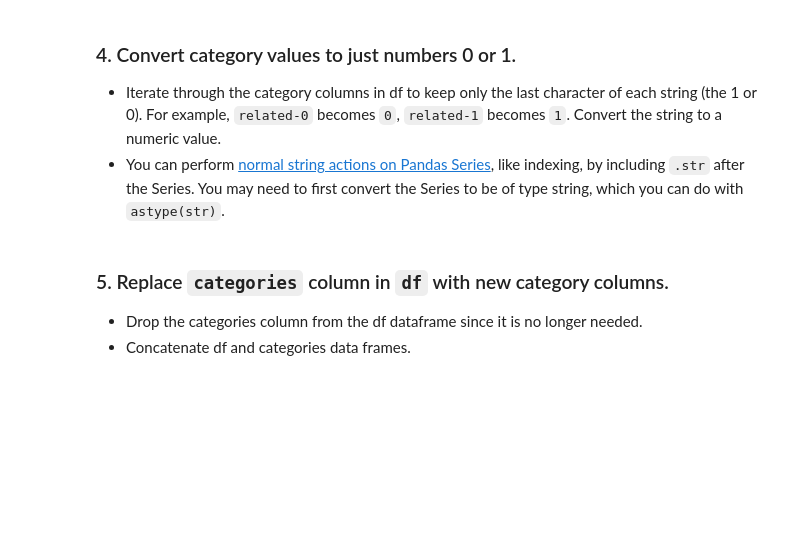
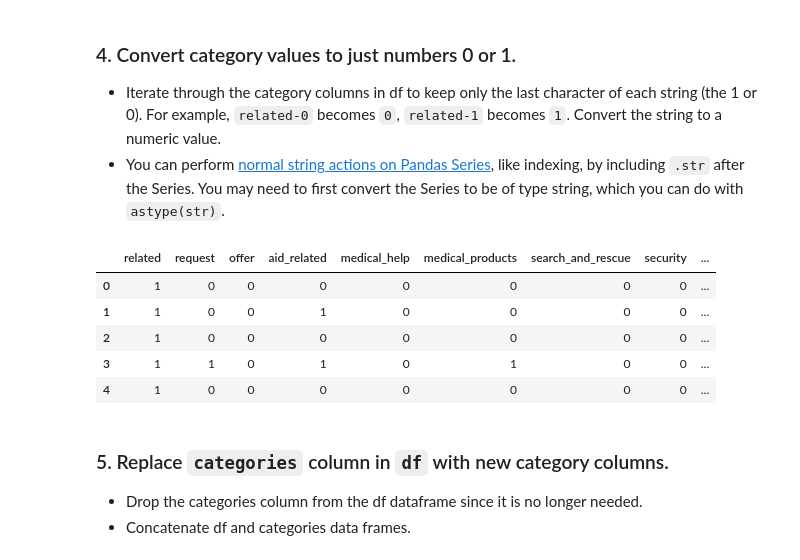
Before and after one commit to kylezeeuwen/ds-disaster-response-pipeline, a Jupyter notebook: notebook/ETL Pipeline Preparation.ipynb, the cells around one changed output. Drawn from its saved outputs; the diff is of its cells as text; code cells hidden in the pictures; blank space fills up the shorter version.

```diff
--- a/notebook/ETL Pipeline Preparation.ipynb
+++ b/notebook/ETL Pipeline Preparation.ipynb
@@ -14,4 +38,4 @@ messages.head()
 # %%
 # load categories dataset
-categories =
-categories.head()
+categories_raw = pd.read_csv('./categories.csv')
+categories_raw.head()
@@ -25,0 +53,4 @@ df.head()
+# %%
+# merge datasets
+labelled_messages = messages.merge(categories_raw, how='left', on=['id'])
+labelled_messages.head()
@@ -52,11 +96,16 @@ categories.head()
 # %%
 for column in categories:
     # set each value to be the last character of the string
-    categories[column] =
+    categories[column] = categories[column].apply(lambda x: x[-1]).astype(int)
 
-    # convert column from string to numeric
-    categories[column] =
 categories.head()
+# %% [output]
+|  | related | request | offer | aid_related | medical_help | medical_products | search_and_rescue | security | ... |
+| 0 | 1 | 0 | 0 | 0 | 0 | 0 | 0 | 0 | ... |
+| 1 | 1 | 0 | 0 | 1 | 0 | 0 | 0 | 0 | ... |
+| 2 | 1 | 0 | 0 | 0 | 0 | 0 | 0 | 0 | ... |
+| 3 | 1 | 1 | 0 | 1 | 0 | 1 | 0 | 0 | ... |
+| 4 | 1 | 0 | 0 | 0 | 0 | 0 | 0 | 0 | ... |
 # %% [markdown]
 ### 5. Replace `categories` column in `df` with new category columns.
 - Drop the categories column from the df dataframe since it is no longer needed.
```
Also changed, not shown: parts of 19 cells of this notebook, 1 other file.
